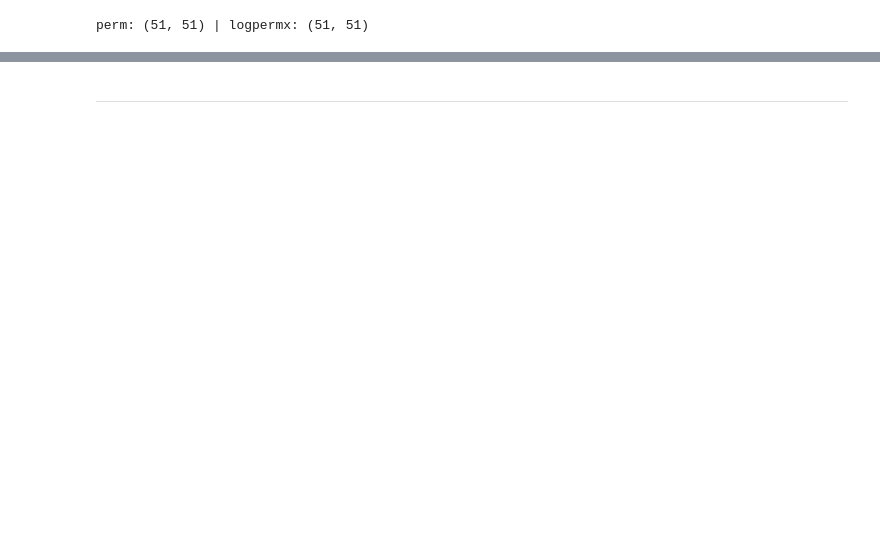
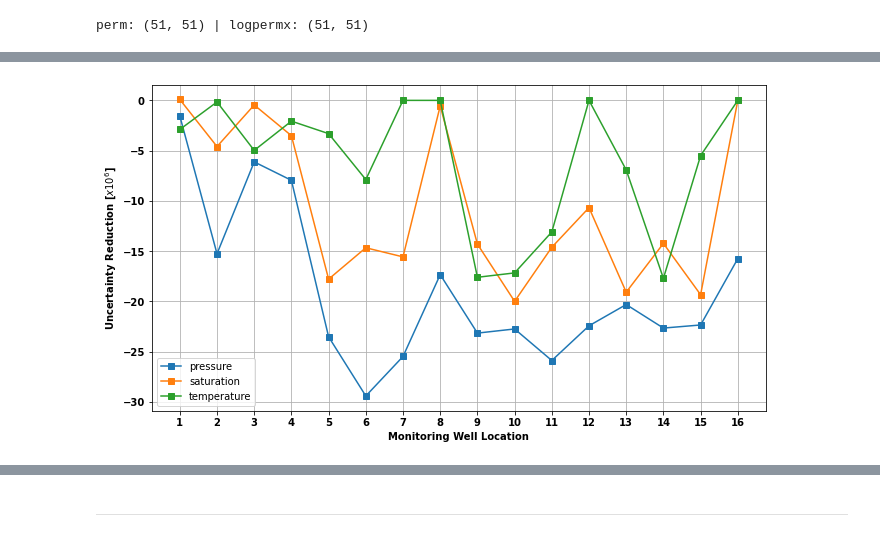
Before and after one commit to misaelmmorales/CO2-Monitor-Optim, a Jupyter notebook: _temp.ipynb, the cells around one changed output, grey strips where cells are left out. Cells and saved outputs as stored; diff of their text form; code cells hidden in the pictures; blank space fills up the shorter version.

```diff
--- a/_temp.ipynb
+++ b/_temp.ipynb
@@ -38,33 +100,0 @@ plt.show()
-# %%
-mydir1 = 'C:/Users/381792/Documents/CO2-Monitor-Optim/Heterogeneous_1a_higherK/_misael_results/well_placement_results.npy'
-mydir2 = 'C:/Users/381792/Documents/CO2-Monitor-Optim/Heterogeneous_2a_higherK/_misael_results/optimization_by_column.csv'
-
-mydir1 = 'E:/CO2-Monitor-Optim/Heterogeneous_1a_higherK/_misael_results/well_placement_results.npy'
-mydir2 = 'E:/CO2-Monitor-Optim/Heterogeneous_2a_higherK/_misael_results/optimization_by_column.csv'
-
-measures = ['presWAT','co2sl','temp']
-
-# Heterogeneous 1a higher K - (3 leaky wells)
-data1 = np.load(mydir1)
-data1 = np.array(pd.DataFrame(data1, columns=measures)).reshape(4,4,3)
-print('1a:', data1.shape)
-temp = np.zeros((31,51,51)).flatten()
-temp[[26531, 26551, 27561]] = 1E10
-temp2 = np.flip(np.rot90(temp.reshape(31,51,51).T,3),1)
-ws1 = np.rot90(np.array(np.where(temp2[...,10]>100)),3)
-
-# Heterogeneous 2a higher K - (6 leaky wells)
-data2 = pd.read_csv(mydir2)
-data2 = np.array(data2[measures]).reshape(4,4,3)
-print('2a:', data2.shape)
-temp = np.zeros((31,51,51)).flatten()
-temp[[26551, 27561, 27581, 28091, 26031, 26531]] = 1E10
-temp2 = np.flip(np.rot90(temp.reshape(31,51,51).T,3),1)
-ws2 = np.rot90(np.array(np.where(temp2[...,10]>100)),3)
-
-data1[2,1,1] = -20
-data2[2,1,1] = -21.5
-
-# append
-data = [data1, data2]
-ws = [ws1, ws2]
@@ -108,0 +101,14 @@ plt.show()
+# %%
+labs = ['pressure', 'saturation', 'temperature']
+
+plt.figure(figsize=(11,6))
+plt.plot(data1.reshape(16,3), 's-')
+plt.grid('on')
+plt.legend(labs)
+plt.xticks(np.arange(16), labels=np.arange(1,17), weight='bold')
+plt.yticks(weight='bold')
+plt.xlabel('Monitoring Well Location', weight='bold')
+plt.ylabel('Uncertainty Reduction [$x10^6$]', weight='bold')
+plt.show()
+# %% [output]
+[figure, added]
```
Also changed, not shown: parts of 11 cells of this notebook, 20 other files.
